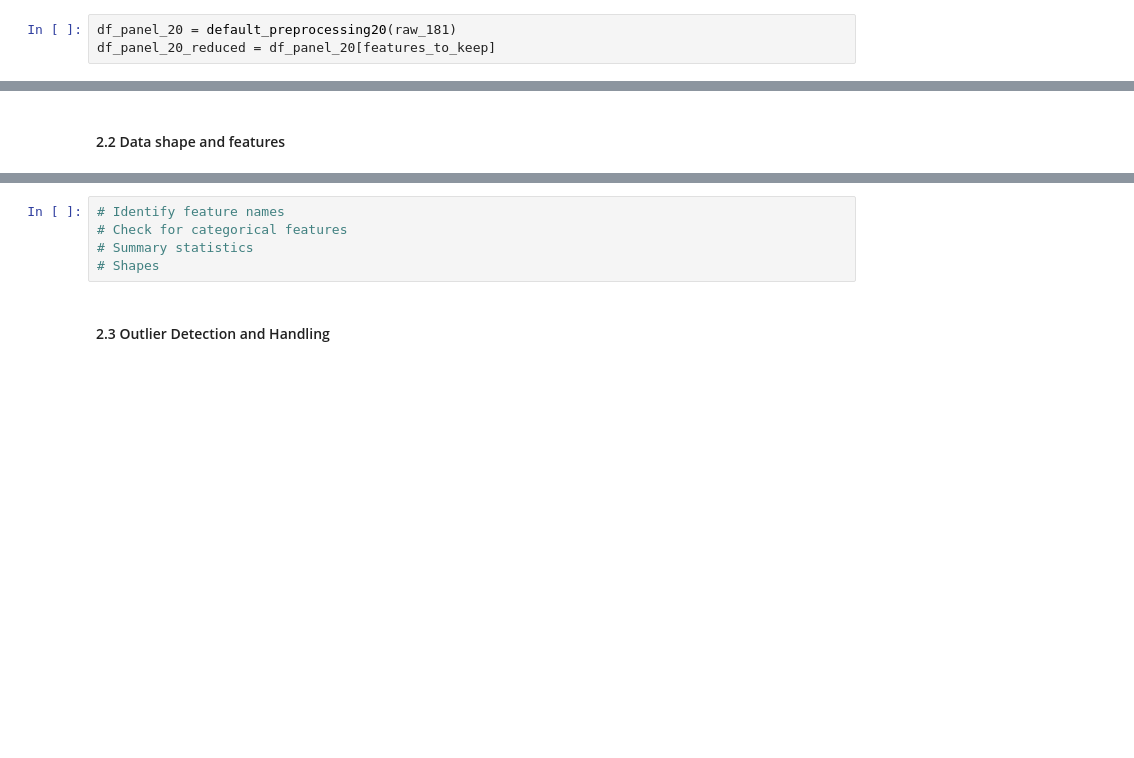
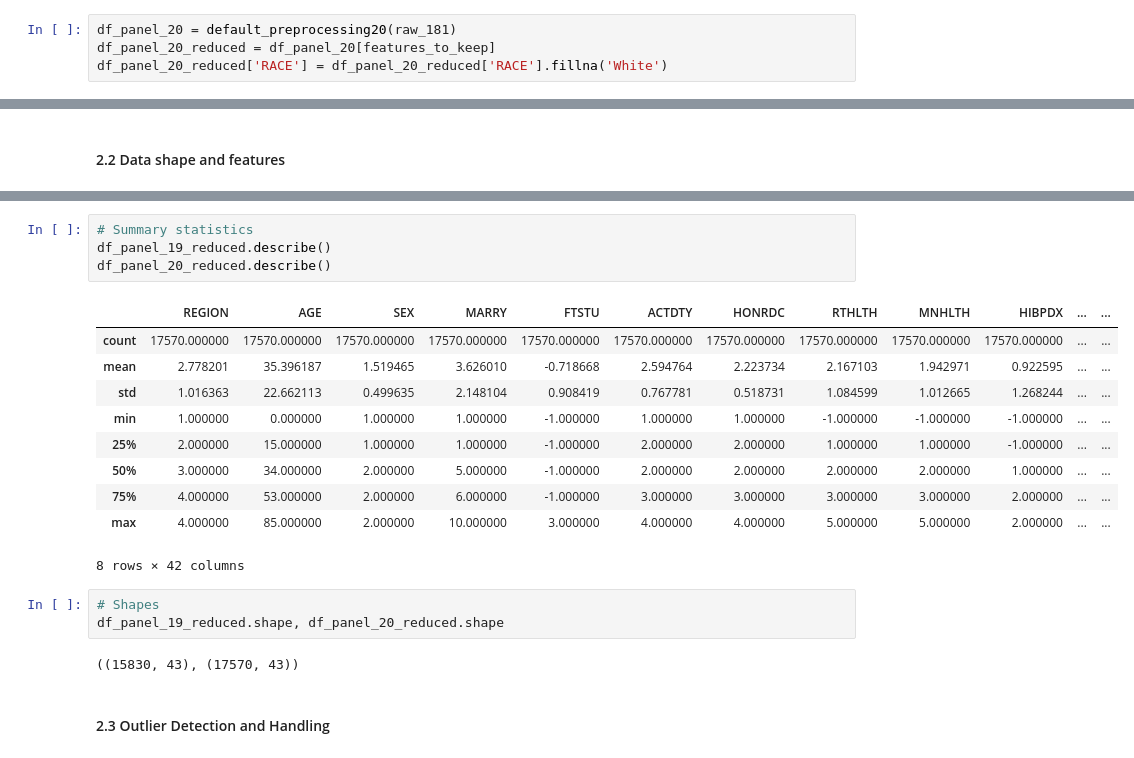
Before and after one commit to 474benchen/capstone_replication, a Jupyter notebook: replication_EDA.ipynb, the cells around one changed output, grey strips where cells are left out. Drawn from its saved outputs; the diff is of its cells as text; blank space fills up the shorter version.

```diff
--- a/replication_EDA.ipynb
+++ b/replication_EDA.ipynb
@@ -302,3 +309,4 @@ df_panel_19_reduced = df_panel_19[features_to_keep]
 # %%
 df_panel_20 = default_preprocessing20(raw_181)
 df_panel_20_reduced = df_panel_20[features_to_keep]
+df_panel_20_reduced['RACE'] = df_panel_20_reduced['RACE'].fillna('White')
@@ -313,8 +404,23 @@ df_panel_20_reduced
+# %%
+# Summary statistics
+df_panel_19_reduced.describe()
+df_panel_20_reduced.describe()
+# %% [output]
+|  | REGION | AGE | SEX | MARRY | FTSTU | ACTDTY | HONRDC | RTHLTH | MNHLTH | HIBPDX | ... | ... |
+| count | 17570.000000 | 17570.000000 | 17570.000000 | 17570.000000 | 17570.000000 | 17570.000000 | 17570.000000 | 17570.000000 | 17570.000000 | 17570.000000 | ... | ... |
+| mean | 2.778201 | 35.396187 | 1.519465 | 3.626010 | -0.718668 | 2.594764 | 2.223734 | 2.167103 | 1.942971 | 0.922595 | ... | ... |
+| std | 1.016363 | 22.662113 | 0.499635 | 2.148104 | 0.908419 | 0.767781 | 0.518731 | 1.084599 | 1.012665 | 1.268244 | ... | ... |
+| min | 1.000000 | 0.000000 | 1.000000 | 1.000000 | -1.000000 | 1.000000 | 1.000000 | -1.000000 | -1.000000 | -1.000000 | ... | ... |
+| 25% | 2.000000 | 15.000000 | 1.000000 | 1.000000 | -1.000000 | 2.000000 | 2.000000 | 1.000000 | 1.000000 | -1.000000 | ... | ... |
+| 50% | 3.000000 | 34.000000 | 2.000000 | 5.000000 | -1.000000 | 2.000000 | 2.000000 | 2.000000 | 2.000000 | 1.000000 | ... | ... |
+| 75% | 4.000000 | 53.000000 | 2.000000 | 6.000000 | -1.000000 | 3.000000 | 3.000000 | 3.000000 | 3.000000 | 2.000000 | ... | ... |
+| max | 4.000000 | 85.000000 | 2.000000 | 10.000000 | 3.000000 | 4.000000 | 4.000000 | 5.000000 | 5.000000 | 2.000000 | ... | ... |
+8 rows × 42 columns
 # %%
-# Identify feature names
-# Check for categorical features
-# Summary statistics
 # Shapes
+df_panel_19_reduced.shape, df_panel_20_reduced.shape
+# %% [output]
+((15830, 43), (17570, 43))
 # %% [markdown]
 #### 2.3 Outlier Detection and Handling
 # %%
```
Also changed, not shown: parts of 8 cells of this notebook.
